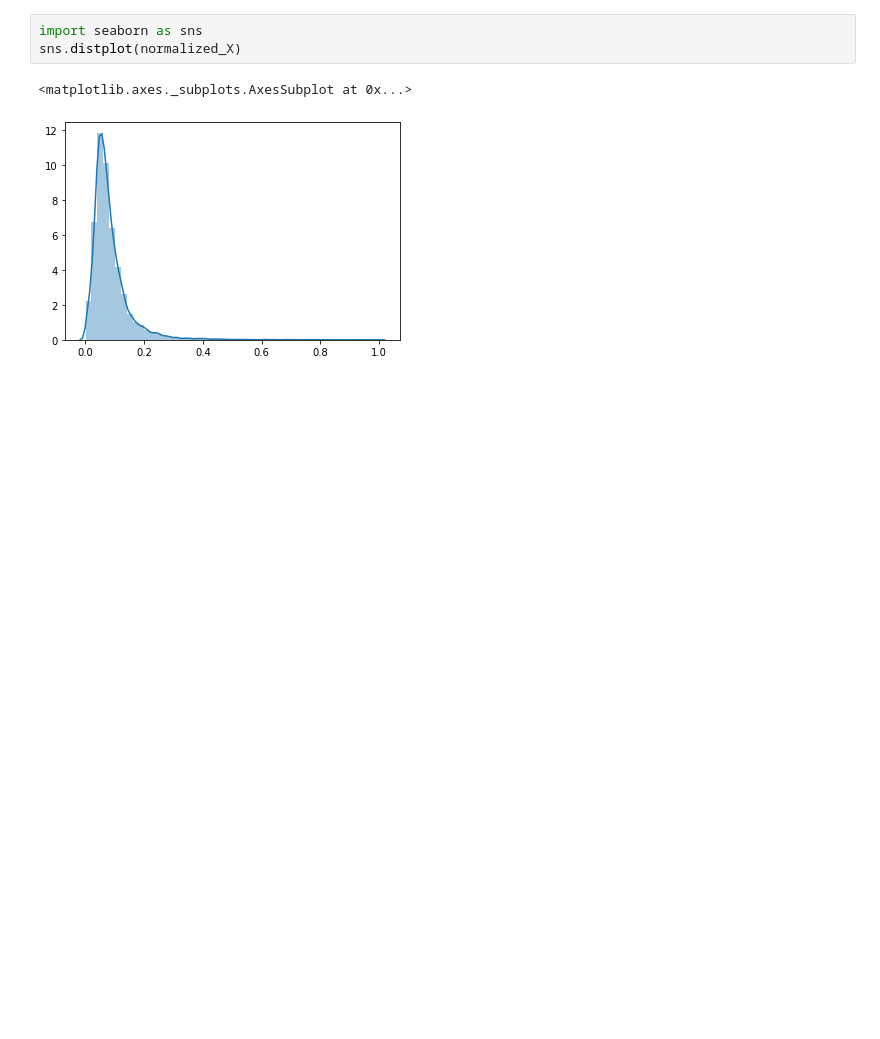
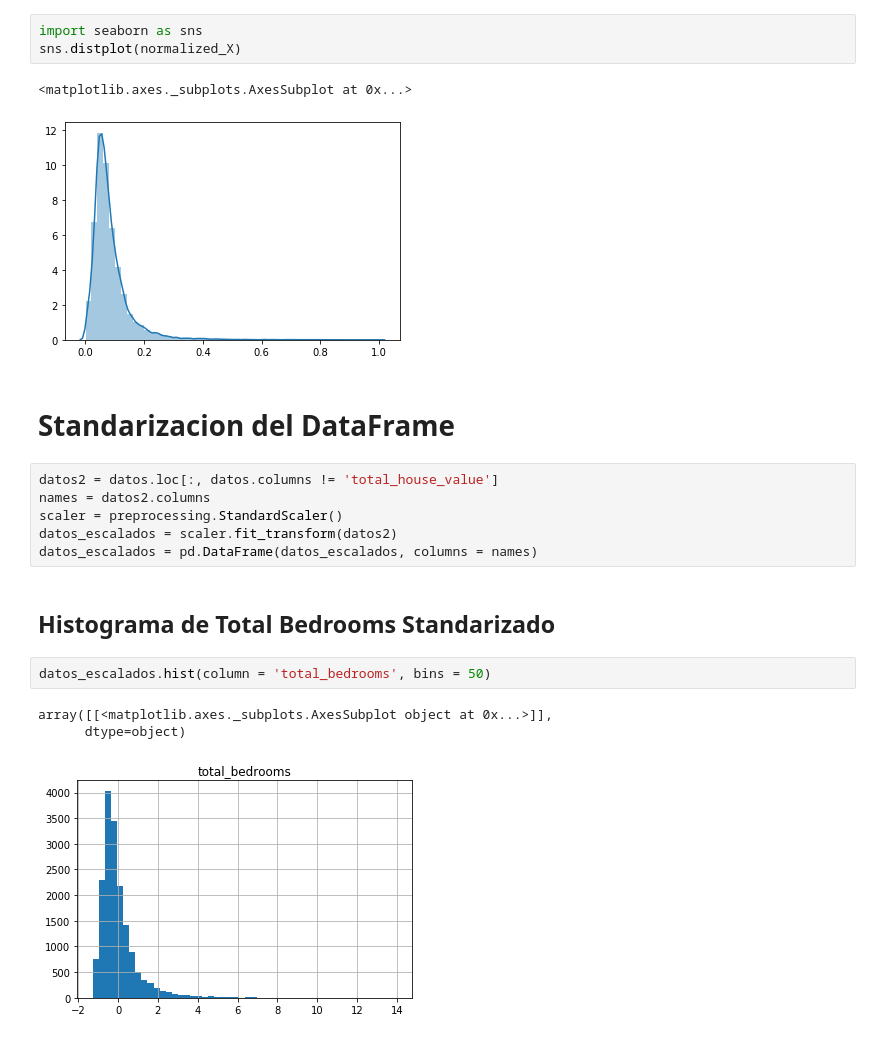
Before and after one commit to jorgeo80/UP_MCD, a Jupyter notebook: MachineLearning/RegresionMultiple.ipynb, the cells around one changed output. Drawn from its saved outputs; the diff is of its cells as text; blank space fills up the shorter version.

```diff
--- a/MachineLearning/RegresionMultiple.ipynb
+++ b/MachineLearning/RegresionMultiple.ipynb
@@ -120,3 +120,19 @@ sns.distplot(normalized_X)
 # %% [output]
 <matplotlib.axes._subplots.AxesSubplot at 0x...>
 [figure]
+# %% [markdown]
+# Standarizacion del DataFrame
+# %%
+datos2 = datos.loc[:, datos.columns != 'total_house_value']
+names = datos2.columns
+scaler = preprocessing.StandardScaler()
+datos_escalados = scaler.fit_transform(datos2)
+datos_escalados = pd.DataFrame(datos_escalados, columns = names)
+# %% [markdown]
+## Histograma de Total Bedrooms Standarizado
+# %%
+datos_escalados.hist(column = 'total_bedrooms', bins = 50)
+# %% [output]
+array([[<matplotlib.axes._subplots.AxesSubplot object at 0x...>]],
+      dtype=object)
+[figure, added]
```
